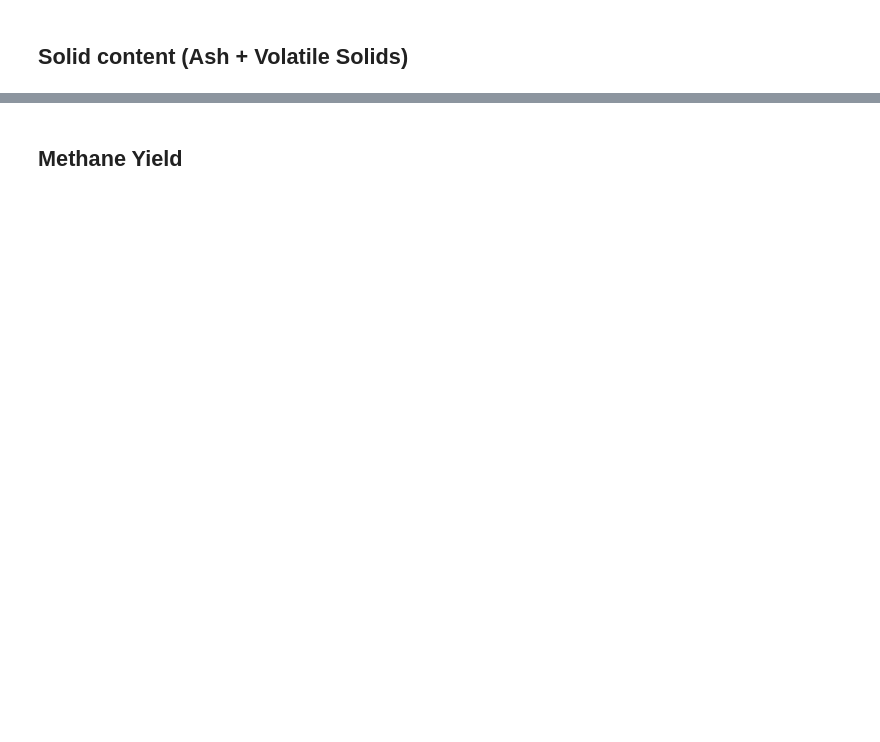
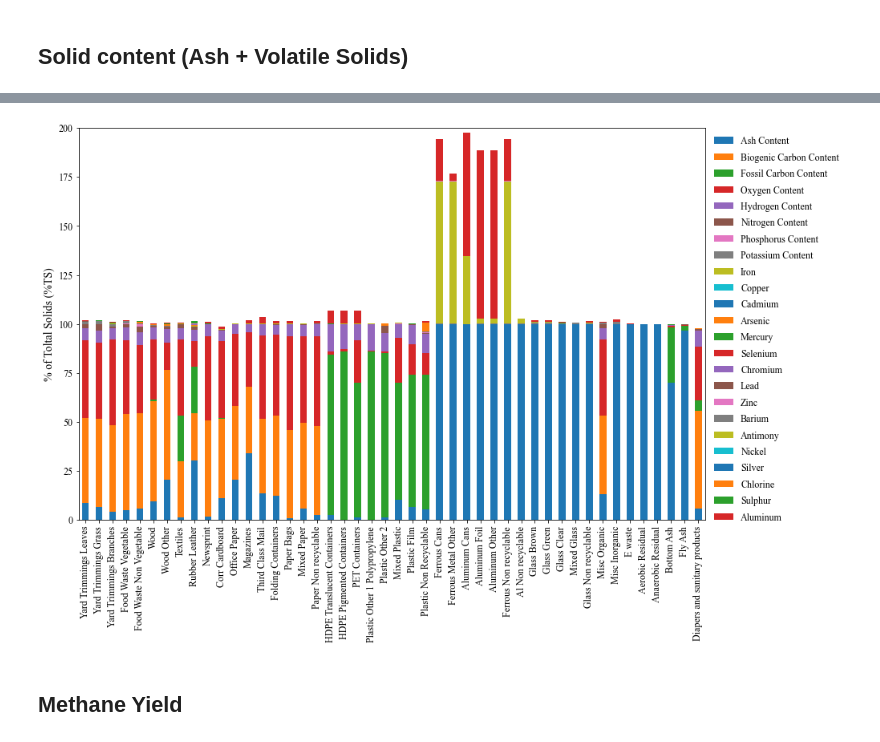
Before and after one commit to SwolfPy-Project/swolfpy-inputdata, a Jupyter notebook: Notebooks/Material Properties.ipynb, the cells around one changed output, grey strips where cells are left out. Cells and saved outputs as stored; diff of their text form; code cells hidden in the pictures; blank space fills up the shorter version.

```diff
--- a/Notebooks/Material Properties.ipynb
+++ b/Notebooks/Material Properties.ipynb
@@ -127,0 +96,14 @@ fig.show()
+# %%
+fig, ax = plt.subplots(figsize=(14, 9))
+data = ['Ash Content', 'Biogenic Carbon Content', 'Fossil Carbon Content', 'Oxygen Content',
+        'Hydrogen Content', 'Nitrogen Content', 'Phosphorus Content', 'Potassium Content', 'Iron',
+        'Copper', 'Cadmium', 'Arsenic', 'Mercury', 'Selenium', 'Chromium', 'Lead', 'Zinc', 'Barium',
+        'Antimony', 'Nickel', 'Silver', 'Chlorine', 'Sulphur', 'Aluminum']
+properties[data].plot(kind='bar', stacked=True, ax=ax)
+
+ax.set_ylim((0,200))
+ax.set_ylabel('% of Toltal Solids (%TS)', fontdict={'size':14})
+ax.set_xticklabels([x.replace('_', ' ') for x in commondata.Index])
+legend = ax.legend(frameon=False, labelspacing=0.7, bbox_to_anchor=(1, 1), loc='upper left')
+# %% [output]
+[figure, added]
```
Also changed, not shown: parts of 17 cells of this notebook, 1 other file.
